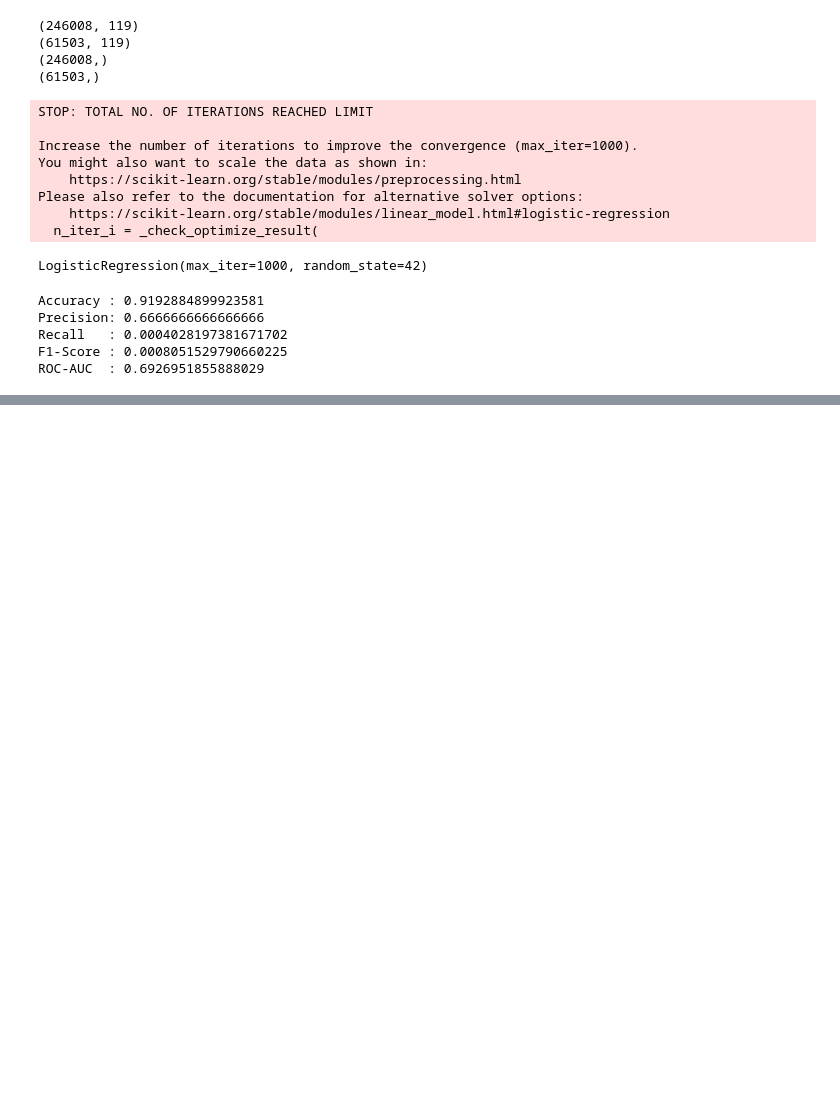
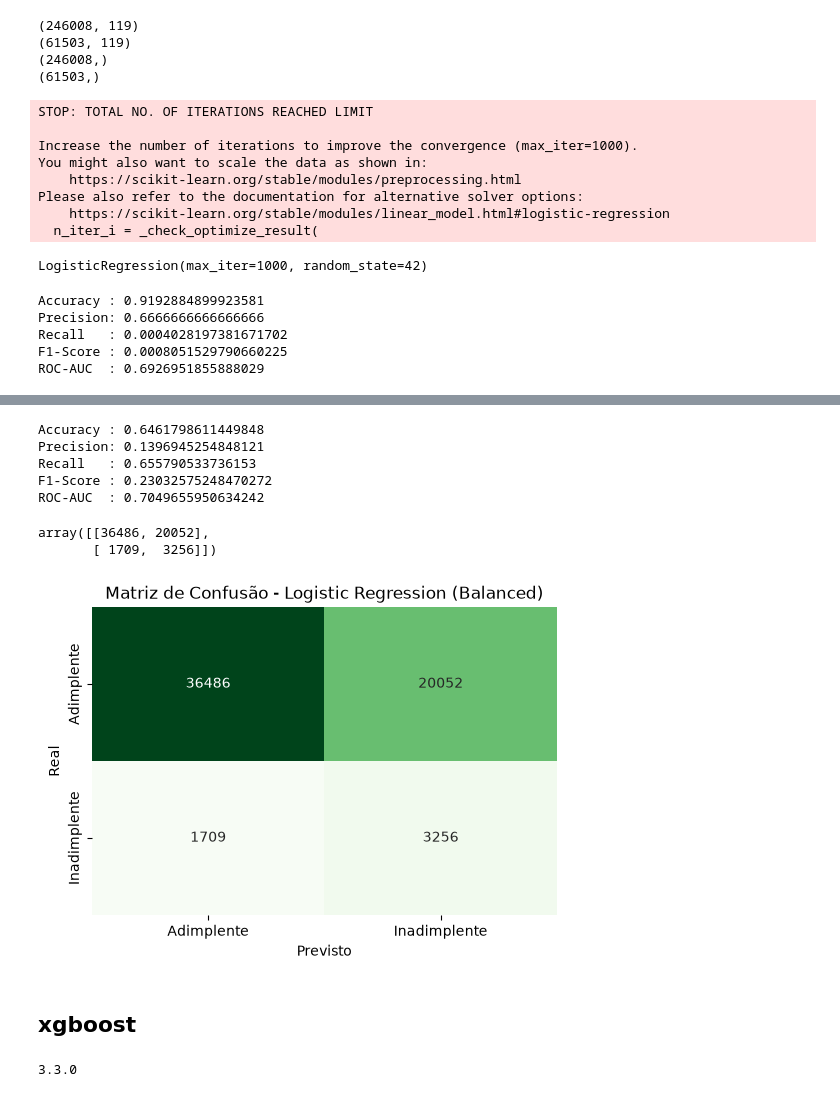
Before and after one commit to wellingtonpawlino/creditguard-ai-entrega-individual-sub, a Jupyter notebook: DataPipeline/data_preparation.ipynb, the cells around one changed output, grey strips where cells are left out. Drawn from its saved outputs; the diff is of its cells as text; code cells hidden in the pictures; blank space fills up the shorter version.

Commit message:
novo modelo

```diff
--- a/DataPipeline/data_preparation.ipynb
+++ b/DataPipeline/data_preparation.ipynb
@@ -499,0 +548,11 @@ ROC-AUC  : 0.6926951855888029
+# %%
+
+from sklearn.linear_model import LogisticRegression
+
+modelo_balanced = LogisticRegression(
+    max_iter=1000,
+    random_state=42,
+    class_weight='balanced'
+)
+
+modelo_balanced.fit(X_train, y_train)
@@ -499,0 +569,54 @@ ROC-AUC  : 0.6926951855888029
+# %%
+y_pred_bal = modelo_balanced.predict(X_test)
+
+y_proba_bal = modelo_balanced.predict_proba(X_test)[:, 1]
+# %%
+print("Accuracy :", accuracy_score(y_test, y_pred_bal))
+print("Precision:", precision_score(y_test, y_pred_bal))
+print("Recall   :", recall_score(y_test, y_pred_bal))
+print("F1-Score :", f1_score(y_test, y_pred_bal))
+print("ROC-AUC  :", roc_auc_score(y_test, y_proba_bal))
+# %% [output]
+Accuracy : 0.6461798611449848
+Precision: 0.1396945254848121
+Recall   : 0.655790533736153
+F1-Score : 0.23032575248470272
+ROC-AUC  : 0.7049655950634242
+# %%
+confusion_matrix(y_test, y_pred_bal)
+# %% [output]
+array([[36486, 20052],
+       [ 1709,  3256]])
+# %%
+import matplotlib.pyplot as plt
+import seaborn as sns
+from sklearn.metrics import confusion_matrix
+
+cm_bal = confusion_matrix(y_test, y_pred_bal)
+
+plt.figure(figsize=(6, 4))
+
+sns.heatmap(
+    cm_bal,
+    annot=True,
+    fmt='d',
+    cmap='Greens',
+    cbar=False,
+    xticklabels=['Adimplente', 'Inadimplente'],
+    yticklabels=['Adimplente', 'Inadimplente']
+)
+
+plt.title('Matriz de Confusão - Logistic Regression (Balanced)')
+plt.xlabel('Previsto')
+plt.ylabel('Real')
+
+plt.show()
+# %% [output]
+[figure, added]
+# %% [markdown]
+## xgboost
+# %%
+import xgboost
+print(xgboost.__version__)
+# %% [output]
+3.3.0
```
Also changed, not shown: parts of 15 cells of this notebook, 3 other files.
